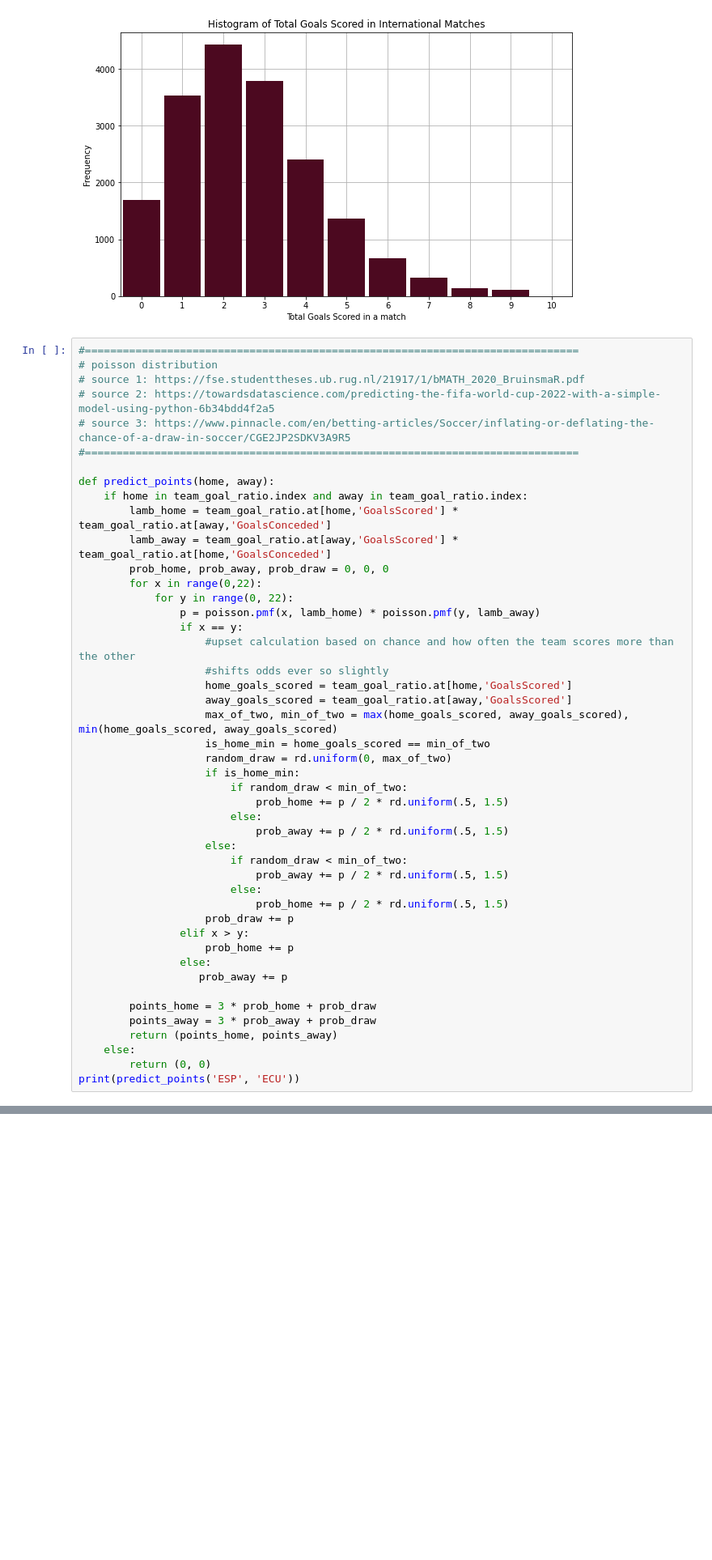
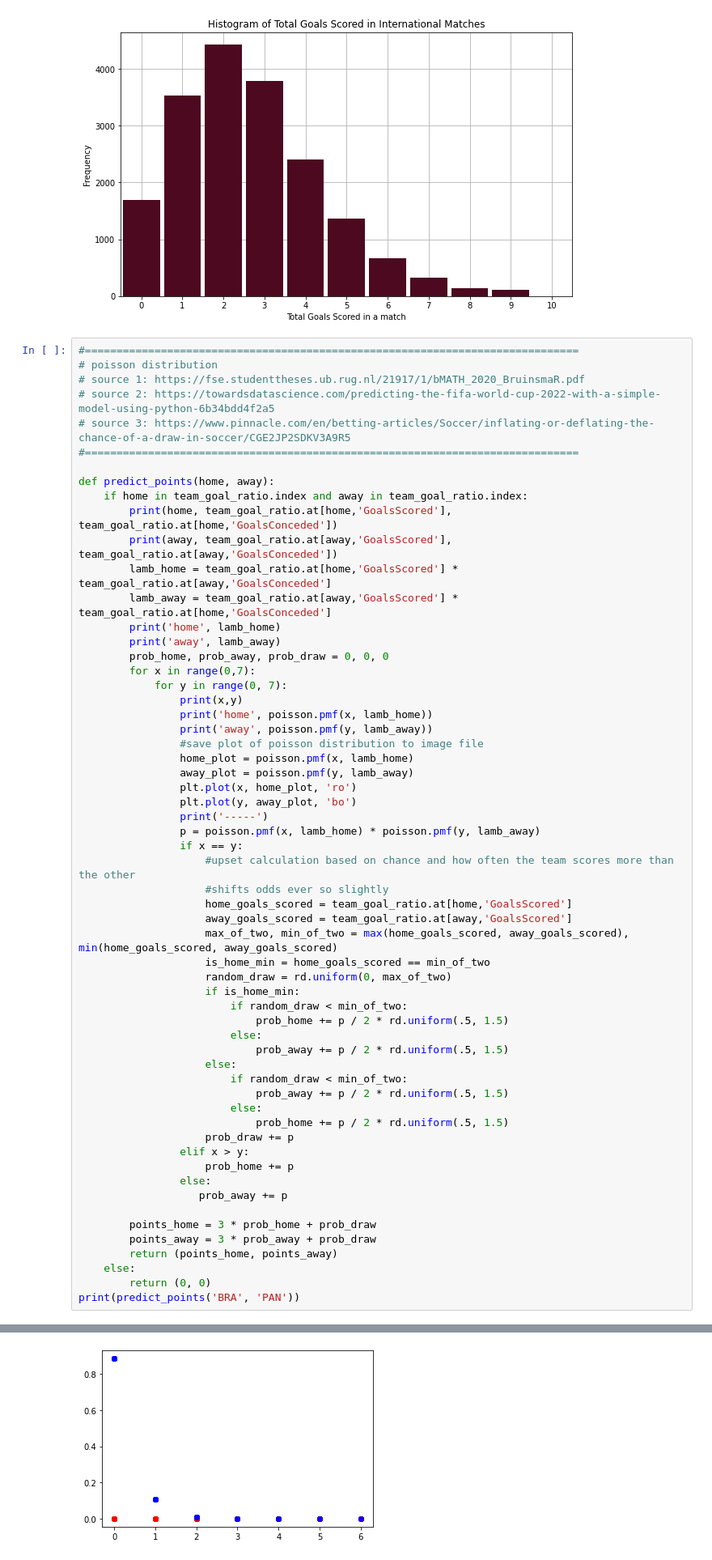
Before and after one commit to s-alad/World-Cup-Prediction-Model, a Jupyter notebook: project/model.ipynb, the cells around one changed output, grey strips where cells are left out. Shown at 81% size. Saved outputs shown, nothing was run; the diff lists cells and outputs as text; blank space fills up the shorter version.

```diff
--- a/project/model.ipynb
+++ b/project/model.ipynb
@@ -190,11 +192,24 @@ See the caveats in the documentation: https://pandas.pydata.org/pandas-docs/stab
 
 def predict_points(home, away):
     if home in team_goal_ratio.index and away in team_goal_ratio.index:
+        print(home, team_goal_ratio.at[home,'GoalsScored'], team_goal_ratio.at[home,'GoalsConceded'])
+        print(away, team_goal_ratio.at[away,'GoalsScored'], team_goal_ratio.at[away,'GoalsConceded'])
         lamb_home = team_goal_ratio.at[home,'GoalsScored'] * team_goal_ratio.at[away,'GoalsConceded']
         lamb_away = team_goal_ratio.at[away,'GoalsScored'] * team_goal_ratio.at[home,'GoalsConceded']
+        print('home', lamb_home)
+        print('away', lamb_away)
         prob_home, prob_away, prob_draw = 0, 0, 0
-        for x in range(0,22):
-            for y in range(0, 22):
+        for x in range(0,7):
+            for y in range(0, 7):
+                print(x,y)
+                print('home', poisson.pmf(x, lamb_home))
+                print('away', poisson.pmf(y, lamb_away))
+                #save plot of poisson distribution to image file
+                home_plot = poisson.pmf(x, lamb_home)
+                away_plot = poisson.pmf(y, lamb_away)
+                plt.plot(x, home_plot, 'ro')
+                plt.plot(y, away_plot, 'bo')
+                print('-----')
                 p = poisson.pmf(x, lamb_home) * poisson.pmf(y, lamb_away)
                 if x == y:
                     #upset calculation based on chance and how often the team scores more than the other
@@ -225,5 +240,5 @@ def predict_points(home, away):
         return (points_home, points_away)
     else:
         return (0, 0)
-print(predict_points('ESP', 'ECU'))
+print(predict_points('BRA', 'PAN'))
 # %% [output]
@@ -235,3 +262,4 @@ print(predict_points('ESP', 'ECU'))
+[figure, added]
 # %%
 fixtures = pd.read_csv('./fixtures/fifa_worldcup_fixtures.csv')
 fixtures = fixtures.iloc[0:]
```
Also changed, not shown: parts of 7 cells of this notebook, 3 other files.
